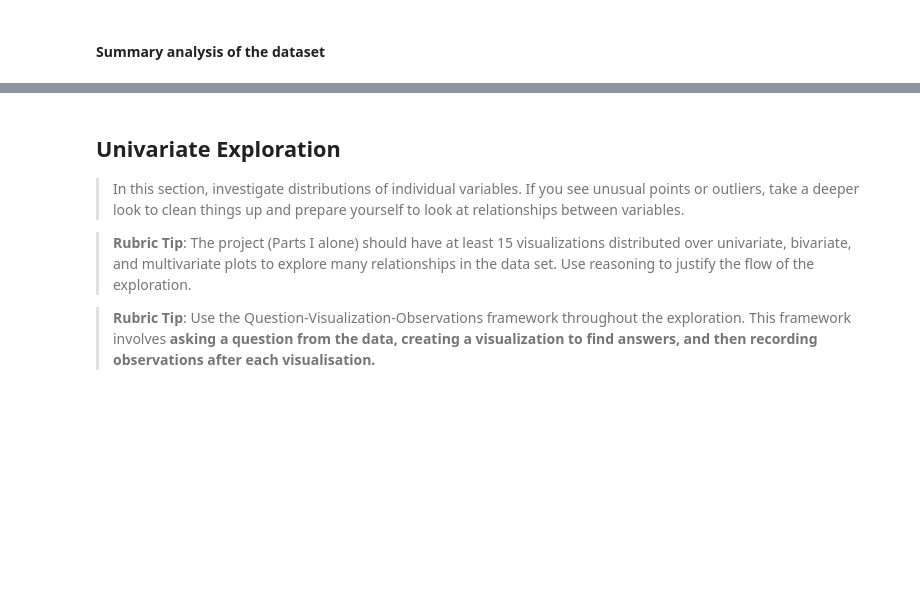
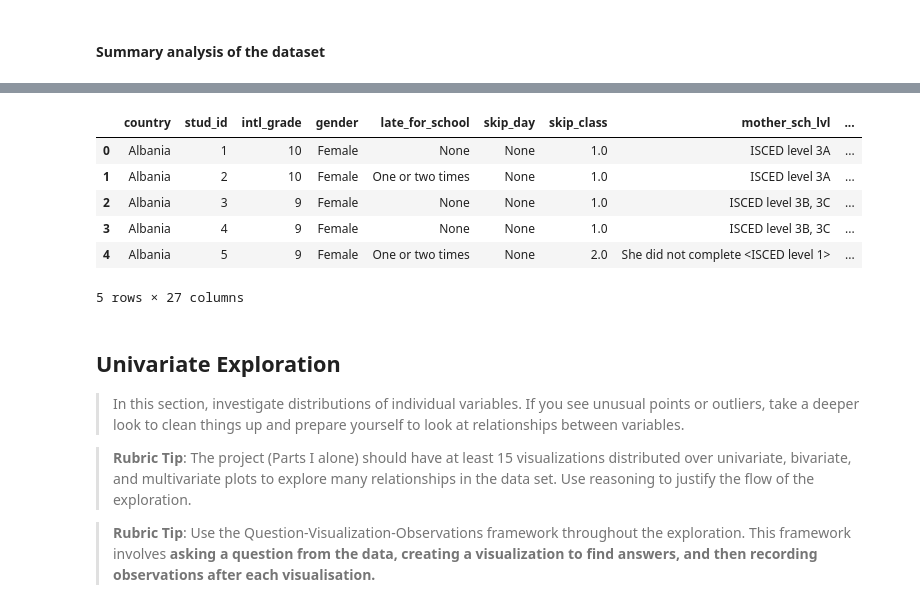
Before and after one commit to comsavvy/Students-Performance-Evaluation, a Jupyter notebook: Part_I_exploration_template.ipynb, the cells around one changed output, grey strips where cells are left out. Drawn from its saved outputs; the diff is of its cells as text; code cells hidden in the pictures; blank space fills up the shorter version.

```diff
--- a/Part_I_exploration_template.ipynb
+++ b/Part_I_exploration_template.ipynb
@@ -449,3 +453,13 @@ pisa_df.describe()
+# %%
+pisa_df.head()
+# %% [output]
+|  | country | stud_id | intl_grade | gender | late_for_school | skip_day | skip_class | mother_sch_lvl | ... |
+| 0 | Albania | 1 | 10 | Female | None | None | 1.0 | ISCED level 3A | ... |
+| 1 | Albania | 2 | 10 | Female | One or two times | None | 1.0 | ISCED level 3A | ... |
+| 2 | Albania | 3 | 9 | Female | None | None | 1.0 | ISCED level 3B, 3C | ... |
+| 3 | Albania | 4 | 9 | Female | None | None | 1.0 | ISCED level 3B, 3C | ... |
+| 4 | Albania | 5 | 9 | Female | One or two times | None | 2.0 | She did not complete <ISCED level 1> | ... |
+5 rows × 27 columns
 # %% [markdown]
 ## Univariate Exploration
 
```
Also changed, not shown: parts of 26 cells of this notebook.
